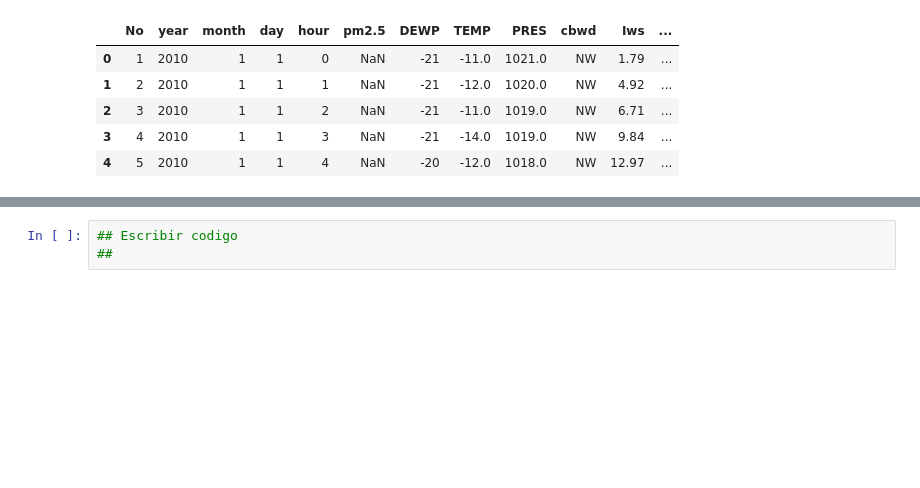
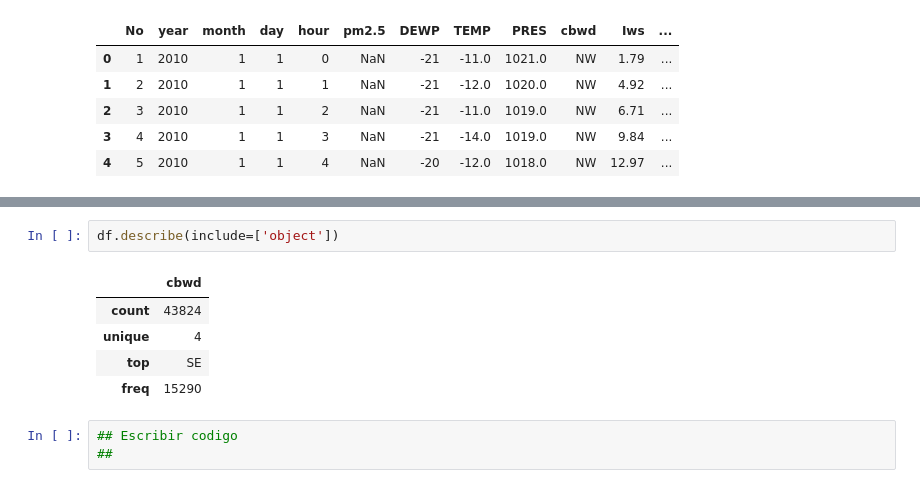
Before and after one commit to PCL-AI/MT616_2019_1, a Jupyter notebook: Lab03/Lab03.ipynb, the cells around one changed output, grey strips where cells are left out. Saved outputs shown, nothing was run; the diff lists cells and outputs as text; blank space fills up the shorter version.

```diff
--- a/Lab03/Lab03.ipynb
+++ b/Lab03/Lab03.ipynb
@@ -378,3 +409,11 @@ df.head()
+# %%
+df.describe(include=['object'])
+# %% [output]
+|  | cbwd |
+| count | 43824 |
+| unique | 4 |
+| top | SE |
+| freq | 15290 |
 # %%
 ## Escribir codigo
 ##
```
Also changed, not shown: parts of 6 cells of this notebook.
